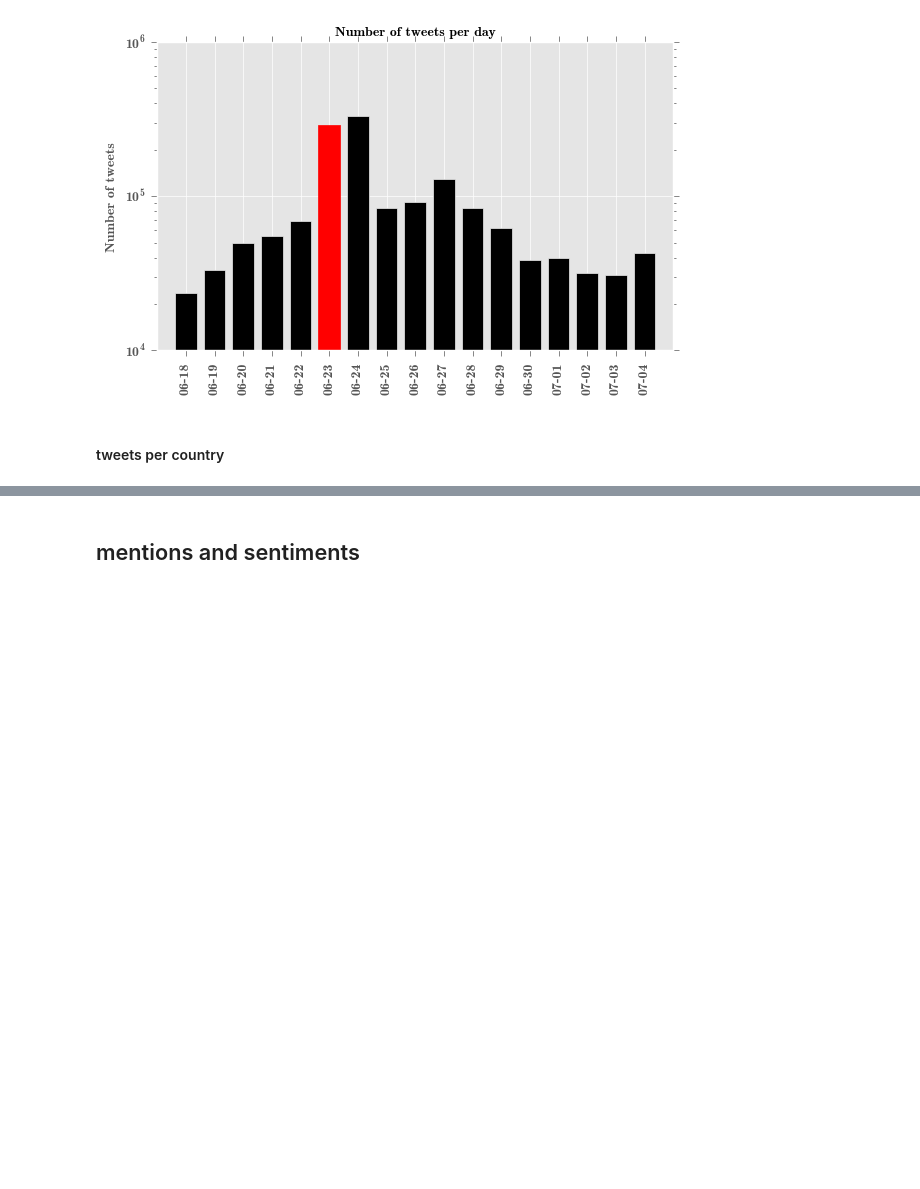
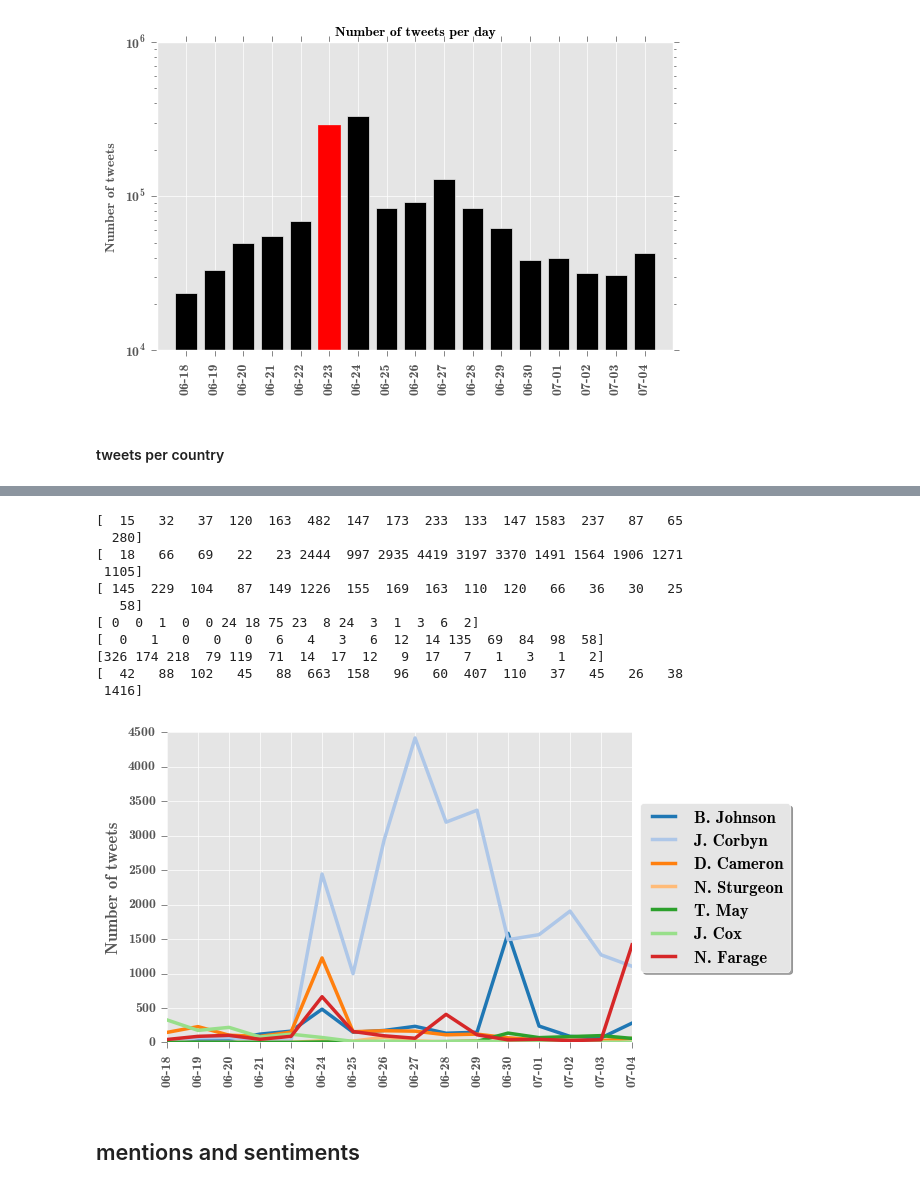
Before and after one commit to cristinadece/TwitterCrisis, a Jupyter notebook: plots_brexit.ipynb, the cells around one changed output, grey strips where cells are left out. Cells and saved outputs as stored; diff of their text form; code cells hidden in the pictures; blank space fills up the shorter version.

```diff
--- a/plots_brexit.ipynb
+++ b/plots_brexit.ipynb
@@ -554,3 +488,20 @@ plotLines(pre_dailyMentionDict, politician_ht, "/home/muntean/brexit-enriched/pl
+# %%
+dest = pre_dailyMentionDict.copy()
+dest.update(post_dailyMentionDict)
+plotLines(dest, variableNames, "/home/muntean/brexit-enriched/plots/politician_ht_all.pdf")
+# %% [output]
+[  15   32   37  120  163  482  147  173  233  133  147 1583  237   87   65
+  280]
+[  18   66   69   22   23 2444  997 2935 4419 3197 3370 1491 1564 1906 1271
+ 1105]
+[ 145  229  104   87  149 1226  155  169  163  110  120   66   36   30   25
+   58]
+[ 0  0  1  0  0 24 18 75 23  8 24  3  1  3  6  2]
+[  0   1   0   0   0   6   4   3   6  12  14 135  69  84  98  58]
+[326 174 218  79 119  71  14  17  12   9  17   7   1   3   1   2]
+[  42   88  102   45   88  663  158   96   60  407  110   37   45   26   38
+ 1416]
+[figure, added]
 # %% [markdown]
 ## mentions and sentiments
 # %%
```
Also changed, not shown: parts of 25 cells of this notebook.
